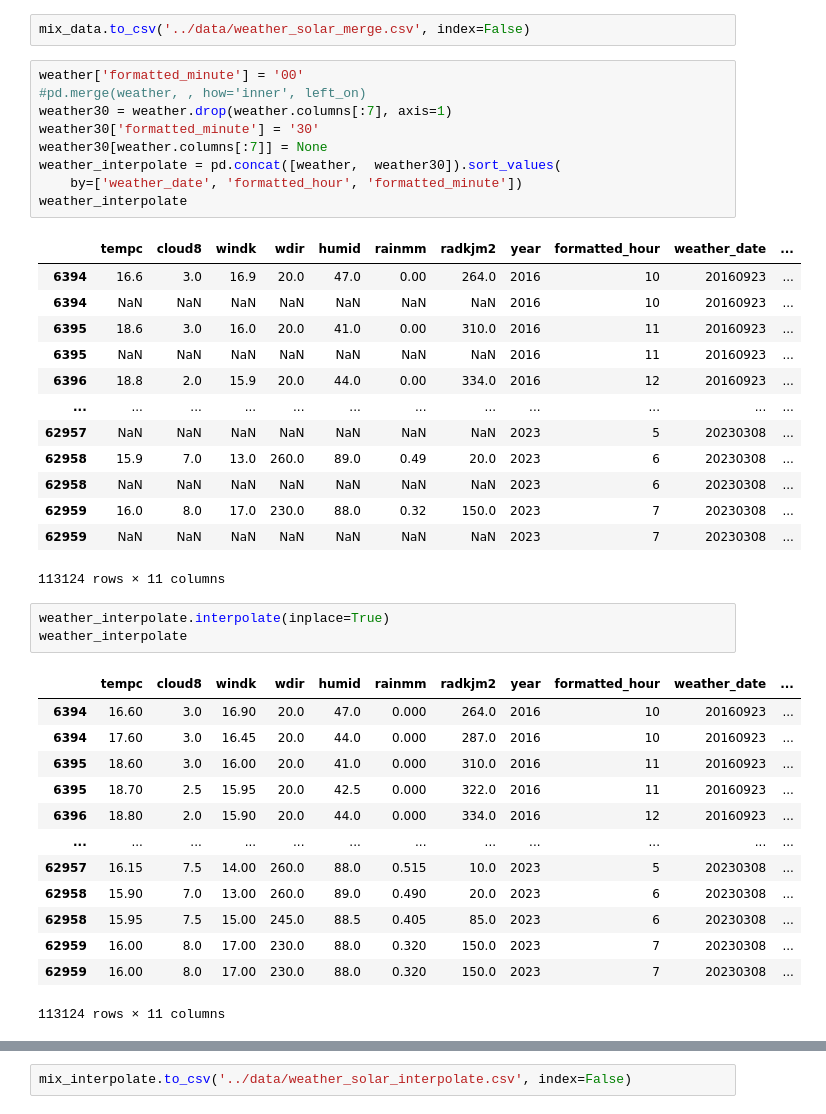
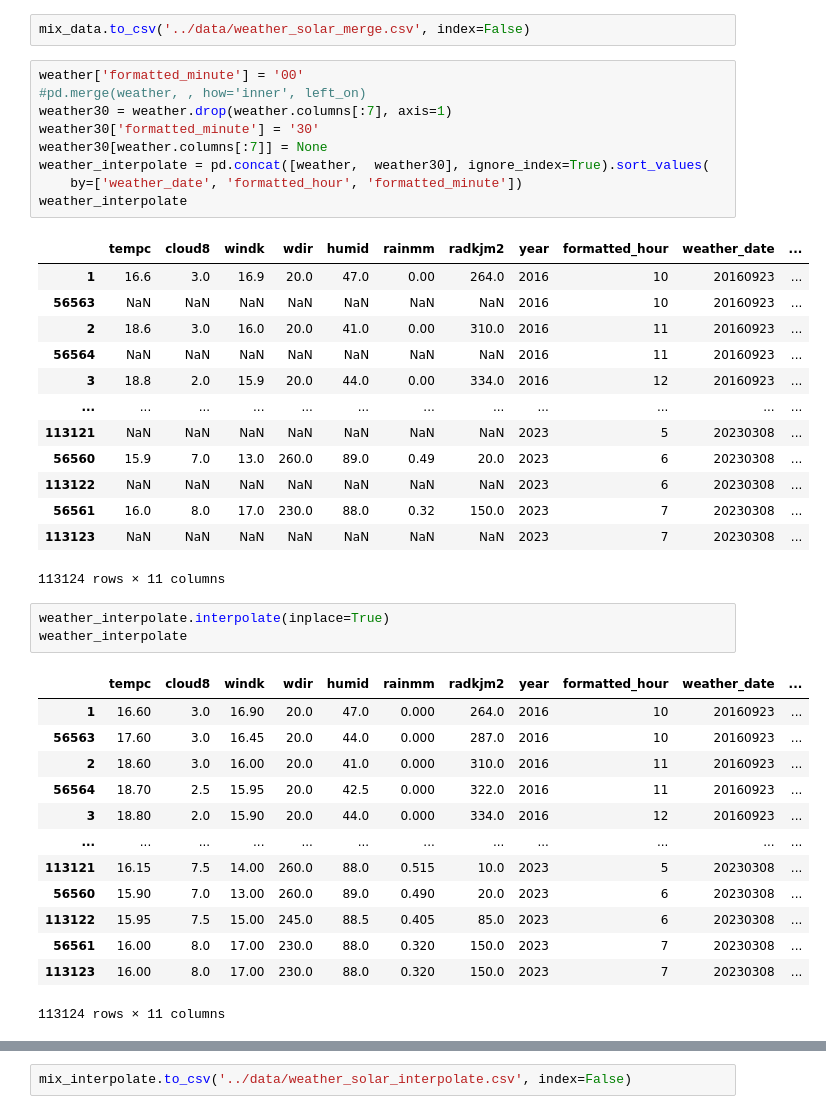
Before and after one commit to chaserobertson/tesla-stlf, a Jupyter notebook: notebooks/Weather&Solar Interpolate.ipynb, the cells around one changed output, grey strips where cells are left out. Cells and saved outputs as stored; diff of their text form.

Commit message:
TODO debug interpolate join on minute

```diff
--- a/notebooks/Weather&Solar Interpolate.ipynb
+++ b/notebooks/Weather&Solar Interpolate.ipynb
@@ -213,41 +213,41 @@ mix_data.to_csv('../data/weather_solar_merge.csv', index=False)
 # %%
 weather['formatted_minute'] = '00'
 #pd.merge(weather, , how='inner', left_on)
 weather30 = weather.drop(weather.columns[:7], axis=1)
 weather30['formatted_minute'] = '30'
 weather30[weather.columns[:7]] = None
-weather_interpolate = pd.concat([weather,  weather30]).sort_values(
+weather_interpolate = pd.concat([weather,  weather30], ignore_index=True).sort_values(
     by=['weather_date', 'formatted_hour', 'formatted_minute'])
 weather_interpolate
 # %% [output]
 |  | tempc | cloud8 | windk | wdir | humid | rainmm | radkjm2 | year | formatted_hour | weather_date | ... |
-| 6394 | 16.6 | 3.0 | 16.9 | 20.0 | 47.0 | 0.00 | 264.0 | 2016 | 10 | 20160923 | ... |
-| 6394 | NaN | NaN | NaN | NaN | NaN | NaN | NaN | 2016 | 10 | 20160923 | ... |
-| 6395 | 18.6 | 3.0 | 16.0 | 20.0 | 41.0 | 0.00 | 310.0 | 2016 | 11 | 20160923 | ... |
-| 6395 | NaN | NaN | NaN | NaN | NaN | NaN | NaN | 2016 | 11 | 20160923 | ... |
-| 6396 | 18.8 | 2.0 | 15.9 | 20.0 | 44.0 | 0.00 | 334.0 | 2016 | 12 | 20160923 | ... |
+| 1 | 16.6 | 3.0 | 16.9 | 20.0 | 47.0 | 0.00 | 264.0 | 2016 | 10 | 20160923 | ... |
+| 56563 | NaN | NaN | NaN | NaN | NaN | NaN | NaN | 2016 | 10 | 20160923 | ... |
+| 2 | 18.6 | 3.0 | 16.0 | 20.0 | 41.0 | 0.00 | 310.0 | 2016 | 11 | 20160923 | ... |
+| 56564 | NaN | NaN | NaN | NaN | NaN | NaN | NaN | 2016 | 11 | 20160923 | ... |
+| 3 | 18.8 | 2.0 | 15.9 | 20.0 | 44.0 | 0.00 | 334.0 | 2016 | 12 | 20160923 | ... |
 | ... | ... | ... | ... | ... | ... | ... | ... | ... | ... | ... | ... |
-| 62957 | NaN | NaN | NaN | NaN | NaN | NaN | NaN | 2023 | 5 | 20230308 | ... |
-| 62958 | 15.9 | 7.0 | 13.0 | 260.0 | 89.0 | 0.49 | 20.0 | 2023 | 6 | 20230308 | ... |
-| 62958 | NaN | NaN | NaN | NaN | NaN | NaN | NaN | 2023 | 6 | 20230308 | ... |
-| 62959 | 16.0 | 8.0 | 17.0 | 230.0 | 88.0 | 0.32 | 150.0 | 2023 | 7 | 20230308 | ... |
-| 62959 | NaN | NaN | NaN | NaN | NaN | NaN | NaN | 2023 | 7 | 20230308 | ... |
+| 113121 | NaN | NaN | NaN | NaN | NaN | NaN | NaN | 2023 | 5 | 20230308 | ... |
+| 56560 | 15.9 | 7.0 | 13.0 | 260.0 | 89.0 | 0.49 | 20.0 | 2023 | 6 | 20230308 | ... |
+| 113122 | NaN | NaN | NaN | NaN | NaN | NaN | NaN | 2023 | 6 | 20230308 | ... |
+| 56561 | 16.0 | 8.0 | 17.0 | 230.0 | 88.0 | 0.32 | 150.0 | 2023 | 7 | 20230308 | ... |
+| 113123 | NaN | NaN | NaN | NaN | NaN | NaN | NaN | 2023 | 7 | 20230308 | ... |
 113124 rows × 11 columns
 # %%
 weather_interpolate.interpolate(inplace=True)
 weather_interpolate
 # %% [output]
 |  | tempc | cloud8 | windk | wdir | humid | rainmm | radkjm2 | year | formatted_hour | weather_date | ... |
-| 6394 | 16.60 | 3.0 | 16.90 | 20.0 | 47.0 | 0.000 | 264.0 | 2016 | 10 | 20160923 | ... |
-| 6394 | 17.60 | 3.0 | 16.45 | 20.0 | 44.0 | 0.000 | 287.0 | 2016 | 10 | 20160923 | ... |
-| 6395 | 18.60 | 3.0 | 16.00 | 20.0 | 41.0 | 0.000 | 310.0 | 2016 | 11 | 20160923 | ... |
-| 6395 | 18.70 | 2.5 | 15.95 | 20.0 | 42.5 | 0.000 | 322.0 | 2016 | 11 | 20160923 | ... |
-| 6396 | 18.80 | 2.0 | 15.90 | 20.0 | 44.0 | 0.000 | 334.0 | 2016 | 12 | 20160923 | ... |
+| 1 | 16.60 | 3.0 | 16.90 | 20.0 | 47.0 | 0.000 | 264.0 | 2016 | 10 | 20160923 | ... |
+| 56563 | 17.60 | 3.0 | 16.45 | 20.0 | 44.0 | 0.000 | 287.0 | 2016 | 10 | 20160923 | ... |
+| 2 | 18.60 | 3.0 | 16.00 | 20.0 | 41.0 | 0.000 | 310.0 | 2016 | 11 | 20160923 | ... |
+| 56564 | 18.70 | 2.5 | 15.95 | 20.0 | 42.5 | 0.000 | 322.0 | 2016 | 11 | 20160923 | ... |
+| 3 | 18.80 | 2.0 | 15.90 | 20.0 | 44.0 | 0.000 | 334.0 | 2016 | 12 | 20160923 | ... |
 | ... | ... | ... | ... | ... | ... | ... | ... | ... | ... | ... | ... |
-| 62957 | 16.15 | 7.5 | 14.00 | 260.0 | 88.0 | 0.515 | 10.0 | 2023 | 5 | 20230308 | ... |
-| 62958 | 15.90 | 7.0 | 13.00 | 260.0 | 89.0 | 0.490 | 20.0 | 2023 | 6 | 20230308 | ... |
-| 62958 | 15.95 | 7.5 | 15.00 | 245.0 | 88.5 | 0.405 | 85.0 | 2023 | 6 | 20230308 | ... |
-| 62959 | 16.00 | 8.0 | 17.00 | 230.0 | 88.0 | 0.320 | 150.0 | 2023 | 7 | 20230308 | ... |
-| 62959 | 16.00 | 8.0 | 17.00 | 230.0 | 88.0 | 0.320 | 150.0 | 2023 | 7 | 20230308 | ... |
+| 113121 | 16.15 | 7.5 | 14.00 | 260.0 | 88.0 | 0.515 | 10.0 | 2023 | 5 | 20230308 | ... |
+| 56560 | 15.90 | 7.0 | 13.00 | 260.0 | 89.0 | 0.490 | 20.0 | 2023 | 6 | 20230308 | ... |
+| 113122 | 15.95 | 7.5 | 15.00 | 245.0 | 88.5 | 0.405 | 85.0 | 2023 | 6 | 20230308 | ... |
+| 56561 | 16.00 | 8.0 | 17.00 | 230.0 | 88.0 | 0.320 | 150.0 | 2023 | 7 | 20230308 | ... |
+| 113123 | 16.00 | 8.0 | 17.00 | 230.0 | 88.0 | 0.320 | 150.0 | 2023 | 7 | 20230308 | ... |
 113124 rows × 11 columns
 # %%
```
Also changed, not shown: parts of 4 cells of this notebook.
